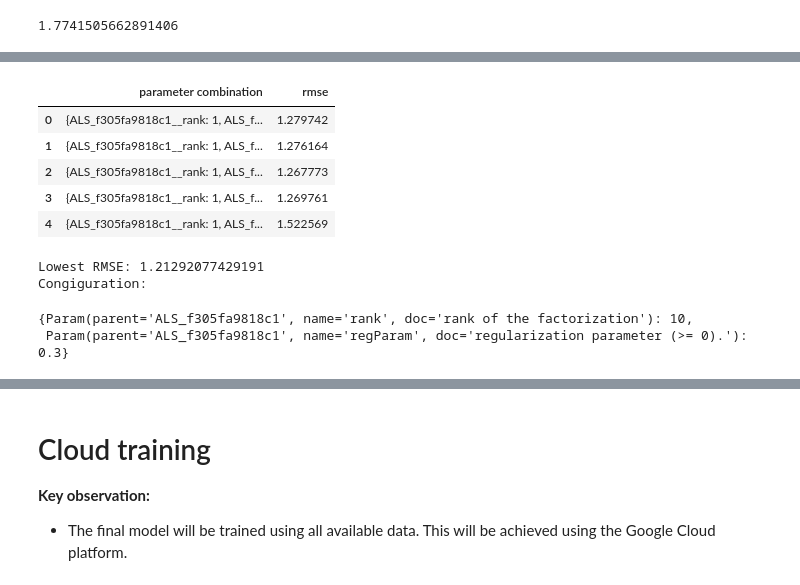
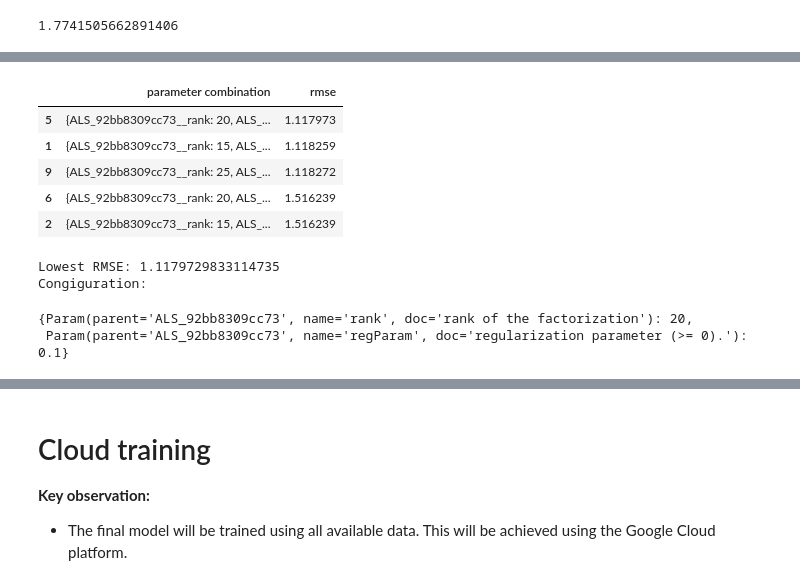
Before and after one commit to earth1987/movie-recommender-als, a Jupyter notebook: notebooks/spark_als_movie_recommendation.ipynb, the cells around one changed output, grey strips where cells are left out. Saved outputs shown, nothing was run; the diff lists cells and outputs as text; code cells hidden in the pictures.

Commit message:
Finalised local model development workflow

```diff
--- a/notebooks/spark_als_movie_recommendation.ipynb
+++ b/notebooks/spark_als_movie_recommendation.ipynb
@@ -160,13 +177,13 @@ from pyspark.ml.evaluation import RegressionEvaluator
 from pyspark.ml.recommendation import ALS
 
 # ALS estimator
-als = ALS(maxIter=5, rank=5, regParam=0.1, userCol="userId", itemCol="movieId", ratingCol="rating")
+als = ALS(maxIter=10, rank=15, regParam=0.1, userCol="userId", itemCol="movieId", ratingCol="rating")
 
-# parameter grid
+# Parameter grid
 # Source: https://spark.apache.org/docs/latest/api/python/reference/api/pyspark.ml.tuning.ParamGridBuilder.html#pyspark.ml.tuning.ParamGridBuilder
-param_grid = ParamGridBuilder().addGrid(als.rank, [1, 3, 10]).addGrid(als.regParam, [0.01, 0.03, 0.1, 0.3, 1]).build()
+param_grid = ParamGridBuilder().addGrid(als.rank, [15, 20, 25]).addGrid(als.regParam, [0.01, 0.1, 1, 10]).build()
 
-# regression evaluator
+# Regression evaluator
 # Source: https://spark.apache.org/docs/latest/api/python/reference/api/pyspark.ml.evaluation.RegressionEvaluator.html#pyspark.ml.evaluation.RegressionEvaluator
 reg_eval = RegressionEvaluator(metricName="rmse", labelCol="rating", predictionCol="prediction")
 
@@ -176,25 +193,25 @@ k=3
 kfold_cv = CrossValidator(estimator=als, estimatorParamMaps=param_grid, evaluator=reg_eval, numFolds=k)
 cvModel = kfold_cv.fit(training_DF)
 # %%
-# DataFrame showing grid search results
-# Note: Parameter maps and metrics are local Python lists
+# Gridsearch results
+# Note: Parameter maps and metrics are local Python lists hence pandas dataframe
 cv_output = list(zip(cvModel.getEstimatorParamMaps(), cvModel.avgMetrics))
 cv_output = pd.DataFrame(cv_output, columns=['parameter combination', 'rmse'])
-cv_output.head()
+cv_output.sort_values(by=['rmse']).head()
 # %% [output]
 |  | parameter combination | rmse |
-| 0 | {ALS_f305fa9818c1__rank: 1, ALS_f... | 1.279742 |
-| 1 | {ALS_f305fa9818c1__rank: 1, ALS_f... | 1.276164 |
-| 2 | {ALS_f305fa9818c1__rank: 1, ALS_f... | 1.267773 |
-| 3 | {ALS_f305fa9818c1__rank: 1, ALS_f... | 1.269761 |
-| 4 | {ALS_f305fa9818c1__rank: 1, ALS_f... | 1.522569 |
+| 5 | {ALS_92bb8309cc73__rank: 20, ALS_... | 1.117973 |
+| 1 | {ALS_92bb8309cc73__rank: 15, ALS_... | 1.118259 |
+| 9 | {ALS_92bb8309cc73__rank: 25, ALS_... | 1.118272 |
+| 6 | {ALS_92bb8309cc73__rank: 20, ALS_... | 1.516239 |
+| 2 | {ALS_92bb8309cc73__rank: 15, ALS_... | 1.516239 |
 # %%
 # Optimal configuration
 print(f"Lowest RMSE: {cv_output.iloc[cv_output['rmse'].idxmin(), 1]}")
 print('Congiguration: ')
 display(cv_output.iloc[cv_output['rmse'].idxmin(), 0])
 # %% [output]
-Lowest RMSE: 1.21292077429191
+Lowest RMSE: 1.1179729833114735
 Congiguration:
-{Param(parent='ALS_f305fa9818c1', name='rank', doc='rank of the factorization'): 10,
- Param(parent='ALS_f305fa9818c1', name='regParam', doc='regularization parameter (>= 0).'): 0.3}
+{Param(parent='ALS_92bb8309cc73', name='rank', doc='rank of the factorization'): 20,
+ Param(parent='ALS_92bb8309cc73', name='regParam', doc='regularization parameter (>= 0).'): 0.1}
```
Also changed, not shown: parts of 29 cells of this notebook.
